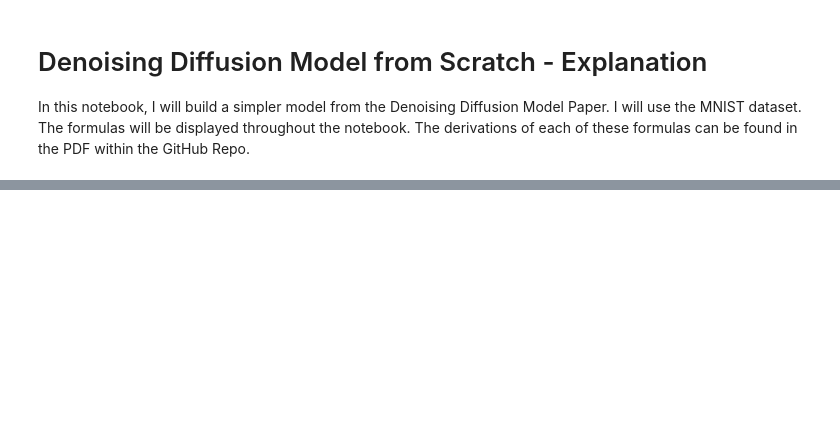
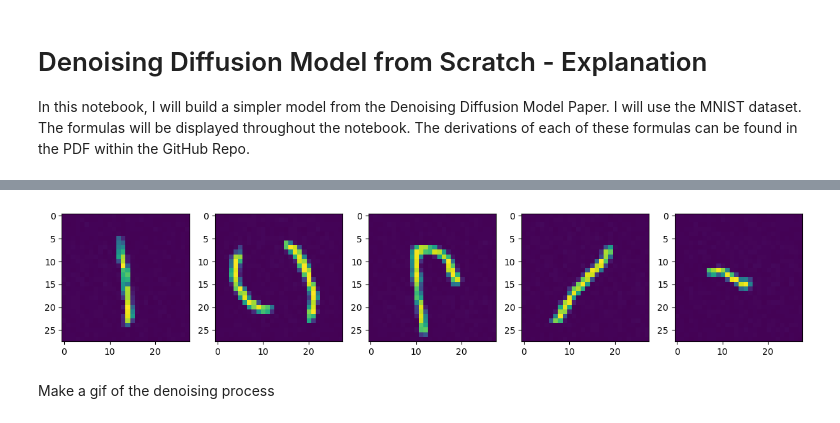
Before and after one commit to CamdenKitowski/DenoisingDiffusionModels, a Jupyter notebook: DenoisingDiffusionModel.ipynb, the cells around one changed output, grey strips where cells are left out. Saved outputs shown, nothing was run; the diff lists cells and outputs as text; code cells hidden in the pictures; blank space fills up the shorter version.

```diff
--- a/DenoisingDiffusionModel.ipynb
+++ b/DenoisingDiffusionModel.ipynb
@@ -206,0 +512,26 @@ def get_loss(model, x_0, t):
+# %%
+@torch.no_grad()
+def generate_image(noise):
+    "Generate new image from trained Unet"
+    image = noise
+
+    for i in range(0, T)[::-1]:
+        t = torch.full((1,), i, device=device, dtype=torch.long)
+        image = sample_timestep(image, t)
+        image = torch.clamp(image, -1.0, 1.0)
+        if i == 0:
+          return image
+
+n = 5
+plt.figure(figsize=(15,15))
+plt.axis('off')
+for i in range(0,n):
+    noise = torch.randn((1, 1, IMG_SIZE, IMG_SIZE), device=device)
+    image = generate_image(noise)
+    plt.subplot(1, n, i+1)
+    show_tensor_image(image.detach().cpu())
+plt.show()
+# %% [output]
+[figure, added]
+# %% [markdown]
+Make a gif of the denoising process
```
Also changed, not shown: parts of 28 cells of this notebook.
